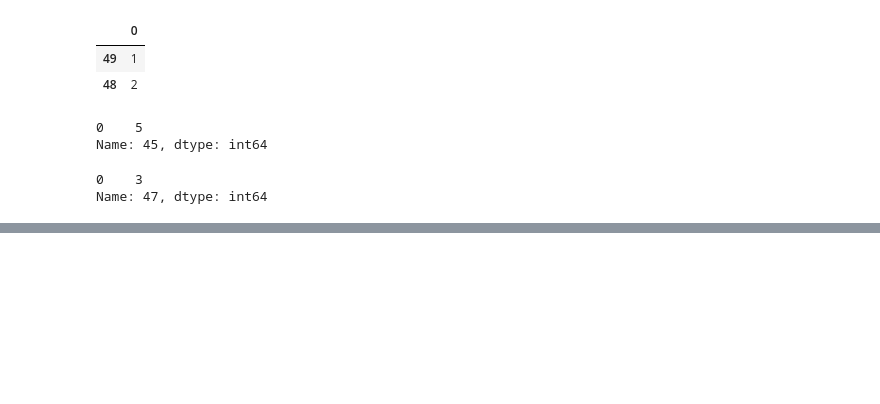
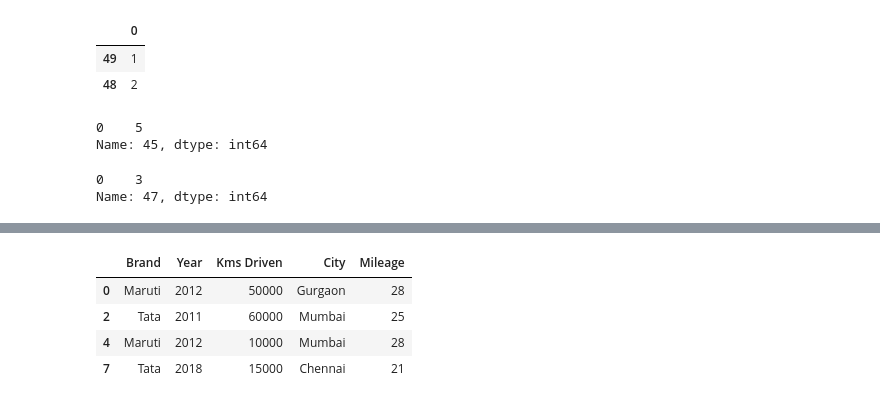
Before and after one commit to rahul8879/as_ds_course, a Jupyter notebook: pandas/3_Key operations on Dataframes/key_operations_on_dataframes.ipynb, the cells around one changed output, grey strips where cells are left out. Saved outputs shown, nothing was run; the diff lists cells and outputs as text; code cells hidden in the pictures; blank space fills up the shorter version.

```diff
--- a/pandas/3_Key operations on Dataframes/key_operations_on_dataframes.ipynb
+++ b/pandas/3_Key operations on Dataframes/key_operations_on_dataframes.ipynb
@@ -310,0 +380,9 @@ Name: 47, dtype: int64
+# %%
+# selecting 0th, 2nd, 4th, and 7th index rows
+display(data.iloc[[0, 2, 4, 7]])
+# %% [output]
+|  | Brand | Year | Kms Driven | City | Mileage |
+| 0 | Maruti | 2012 | 50000 | Gurgaon | 28 |
+| 2 | Tata | 2011 | 60000 | Mumbai | 25 |
+| 4 | Maruti | 2012 | 10000 | Mumbai | 28 |
+| 7 | Tata | 2018 | 15000 | Chennai | 21 |
```
Also changed, not shown: parts of 14 cells of this notebook, 10 other files.
